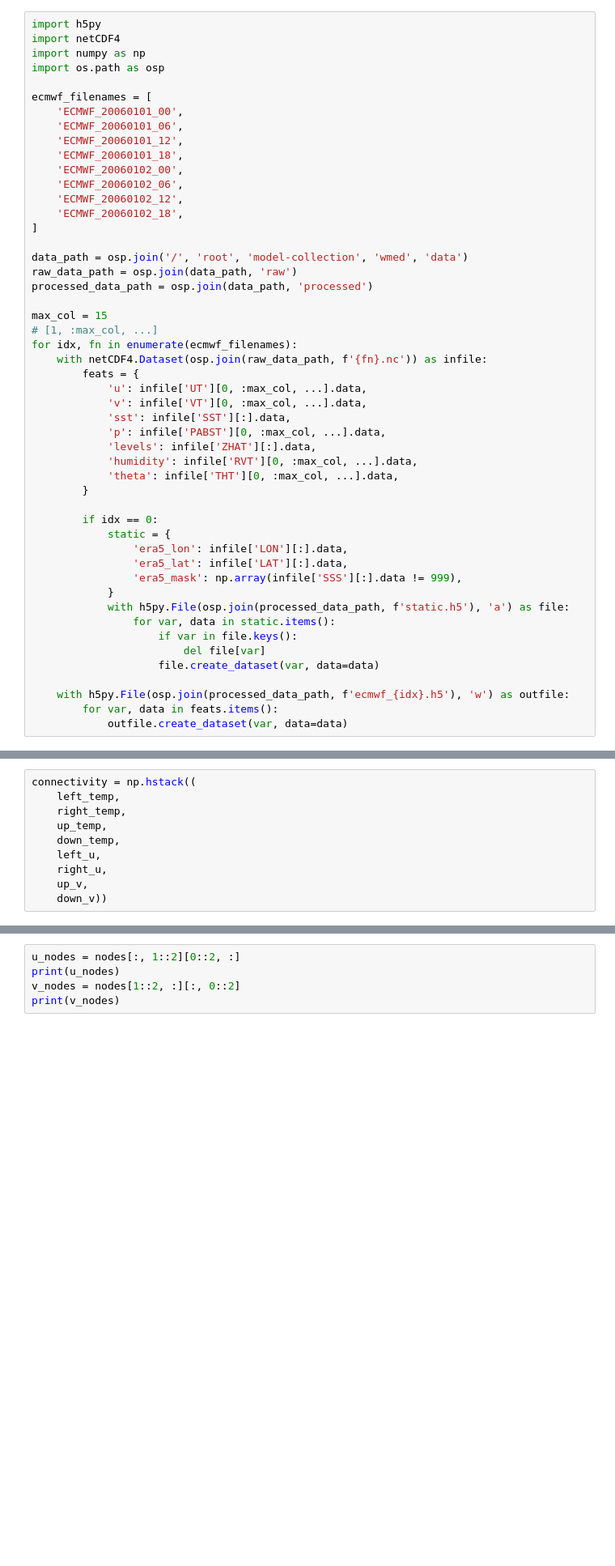
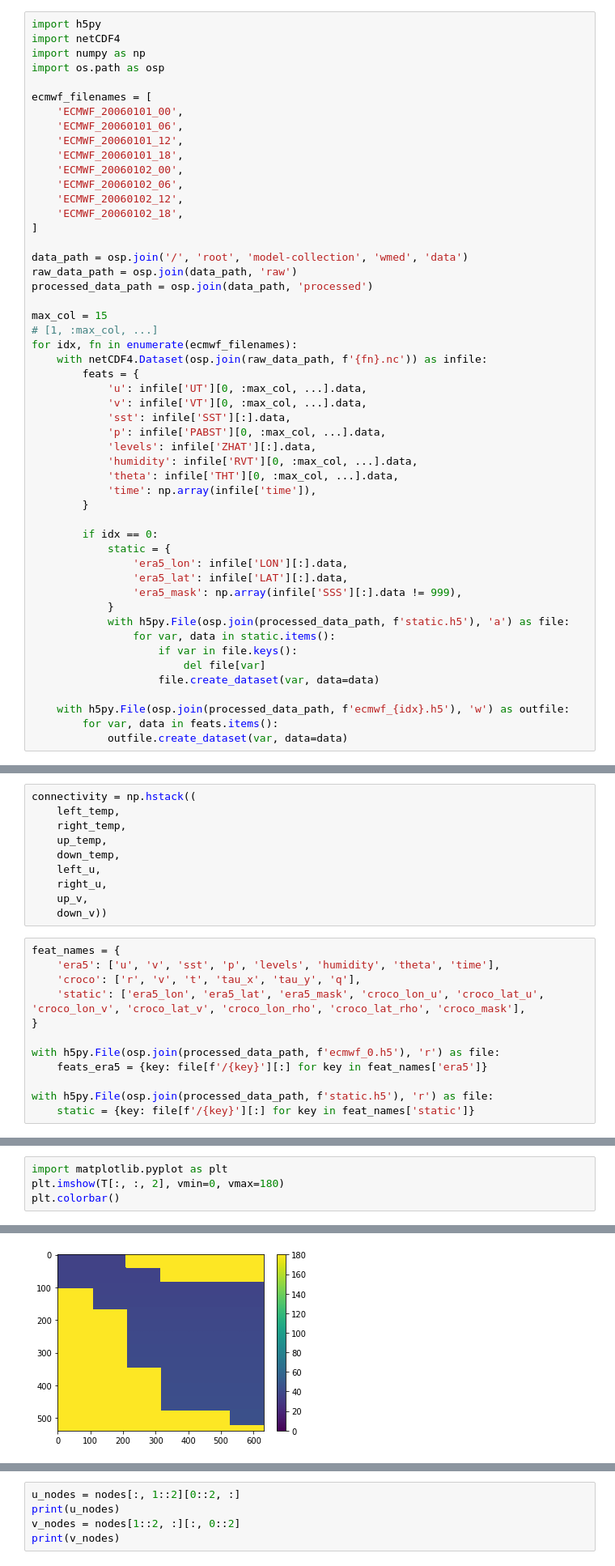
Before and after one commit to AI4SIM/model-collection, a Jupyter notebook: wmed/_/sandbox.ipynb, the cells around one changed output, grey strips where cells are left out. Shown at 81% size. Saved outputs shown, nothing was run; the diff lists cells and outputs as text; blank space fills up the shorter version.

```diff
--- a/wmed/_/sandbox.ipynb
+++ b/wmed/_/sandbox.ipynb
@@ -35,6 +35,7 @@ for idx, fn in enumerate(ecmwf_filenames):
             'levels': infile['ZHAT'][:].data,
             'humidity': infile['RVT'][0, :max_col, ...].data,
             'theta': infile['THT'][0, :max_col, ...].data,
+            'time': np.array(infile['time']),
         }
 
         if idx == 0:
@@ -223,3 +224,15 @@ connectivity = np.hstack((
     right_u,
     up_v,
     down_v))
+# %%
+feat_names = {
+    'era5': ['u', 'v', 'sst', 'p', 'levels', 'humidity', 'theta', 'time'],
+    'croco': ['r', 'v', 't', 'tau_x', 'tau_y', 'q'],
+    'static': ['era5_lon', 'era5_lat', 'era5_mask', 'croco_lon_u', 'croco_lat_u', 'croco_lon_v', 'croco_lat_v', 'croco_lon_rho', 'croco_lat_rho', 'croco_mask'],
+}
+
+with h5py.File(osp.join(processed_data_path, f'ecmwf_0.h5'), 'r') as file:
+    feats_era5 = {key: file[f'/{key}'][:] for key in feat_names['era5']}
+
+with h5py.File(osp.join(processed_data_path, f'static.h5'), 'r') as file:
+    static = {key: file[f'/{key}'][:] for key in feat_names['static']}
@@ -225,0 +307,5 @@ connectivity = np.hstack((
+# %%
+import matplotlib.pyplot as plt
+plt.imshow(T[:, :, 2], vmin=0, vmax=180)
+plt.colorbar()
+# %% [output]
@@ -225,0 +313 @@ connectivity = np.hstack((
+[figure, added]
```
Also changed, not shown: parts of 13 cells of this notebook.
